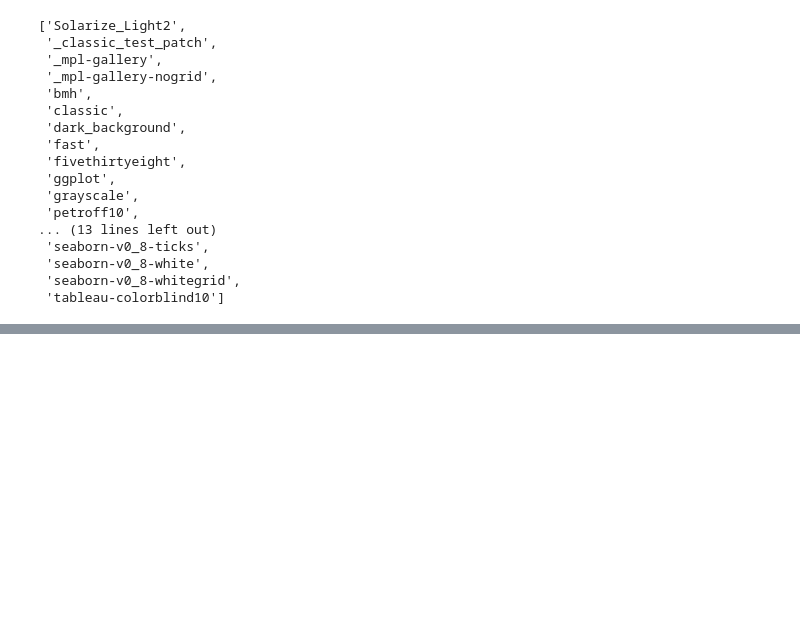
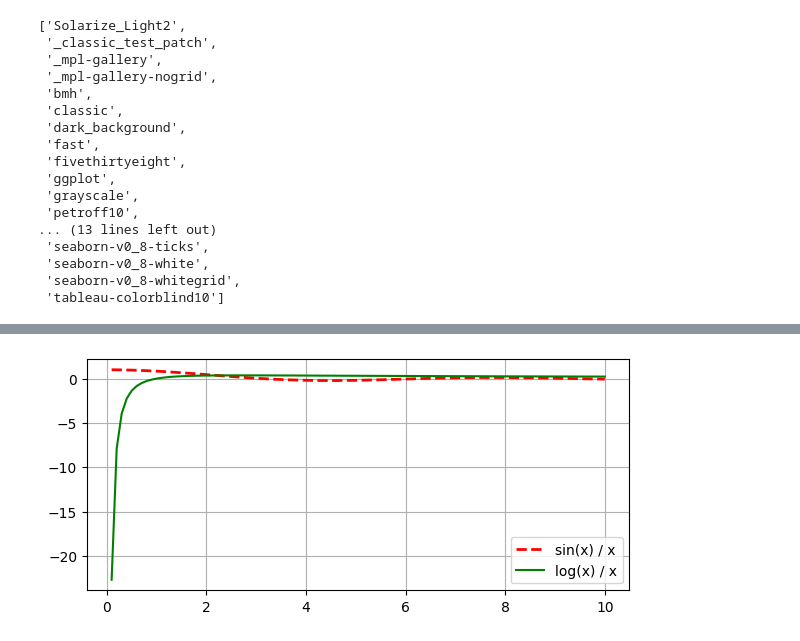
Before and after one commit to mseifoori/Machine-Learning-Exercises, a Jupyter notebook: Data_Visualization/plotting_with_matplotlib_notes.ipynb, the cells around one changed output, grey strips where cells are left out. Saved outputs shown, nothing was run; the diff lists cells and outputs as text; code cells hidden in the pictures; blank space fills up the shorter version.

```diff
--- a/Data_Visualization/plotting_with_matplotlib_notes.ipynb
+++ b/Data_Visualization/plotting_with_matplotlib_notes.ipynb
@@ -134,3 +140,16 @@ plt.rcParams['figure.titlesize'] = 20
 # %%
 # To reset rcParams to default:
 plt.rcParams.update(plt.rcParamsDefault)
+# %%
+# 1b.
+# line plots and their customization:
+# Note that you can also plot different lines in one ax.
+fig, ax = plt.subplots(figsize=(7, 3))
+ax.grid(True)
+ax.plot(x, np.sin(x) / x, linestyle='--', color='red', linewidth=2, label='sin(x) / x')
+ax.plot(x, np.log(x) / x, color='green', label= 'log(x) / x')
+ax.legend()
+
+fig
+# %% [output]
+[figure, added]
```
Also changed, not shown: parts of 8 cells of this notebook, 6 other files.
